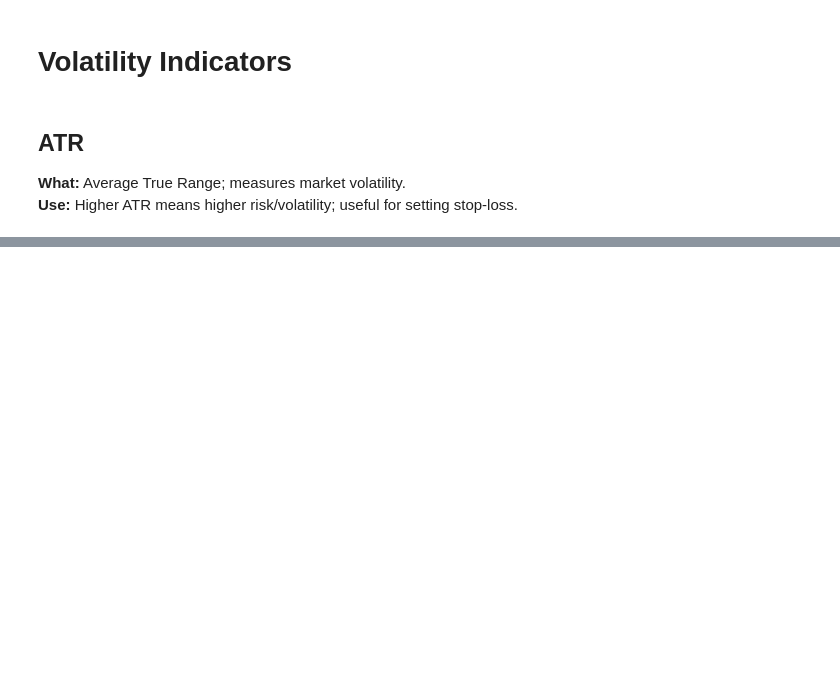
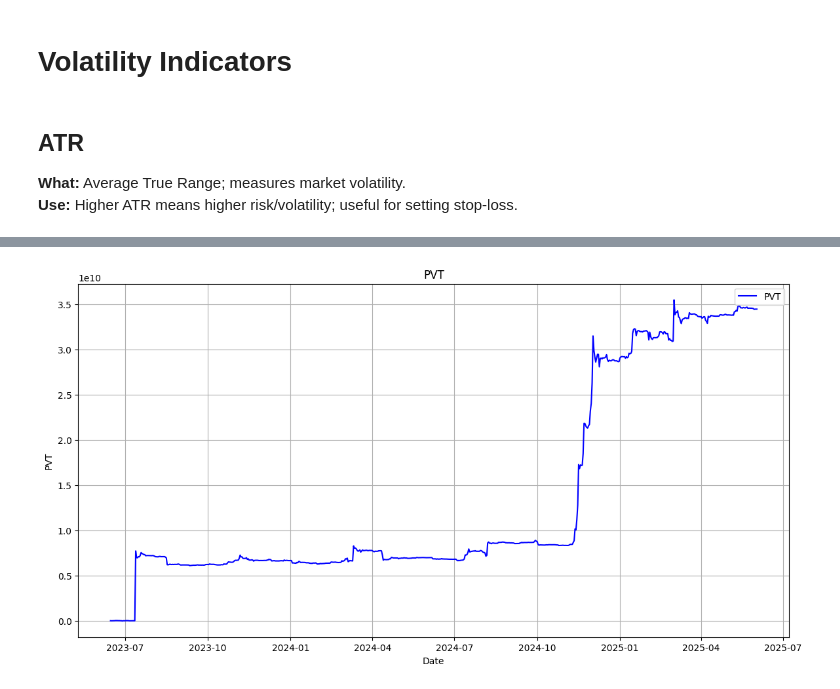
Before and after one commit to Ahkylez/Crypto-Indicators, a Jupyter notebook: crypto_indicators.ipynb, the cells around one changed output, grey strips where cells are left out. Drawn from its saved outputs; the diff is of its cells as text; code cells hidden in the pictures; blank space fills up the shorter version.

```diff
--- a/crypto_indicators.ipynb
+++ b/crypto_indicators.ipynb
@@ -203,0 +265,11 @@ plt.ylabel('')
+# %%
+plt.figure(figsize=(14,7))
+plt.plot(df.index, df['PVT'], color='blue', label='PVT')
+plt.title('PVT')
+plt.xlabel('Date')
+plt.ylabel('PVT')
+plt.legend()
+plt.grid(True)
+plt.show()
+# %% [output]
+[figure, added]
```
Also changed, not shown: parts of 11 cells of this notebook.
